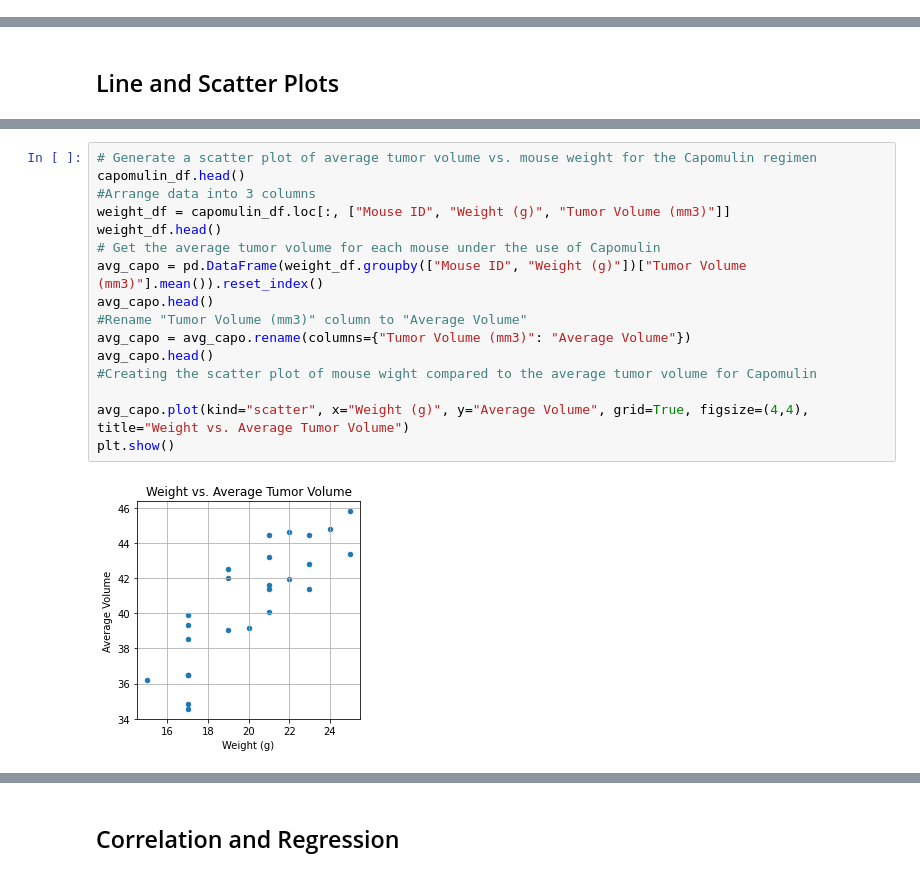
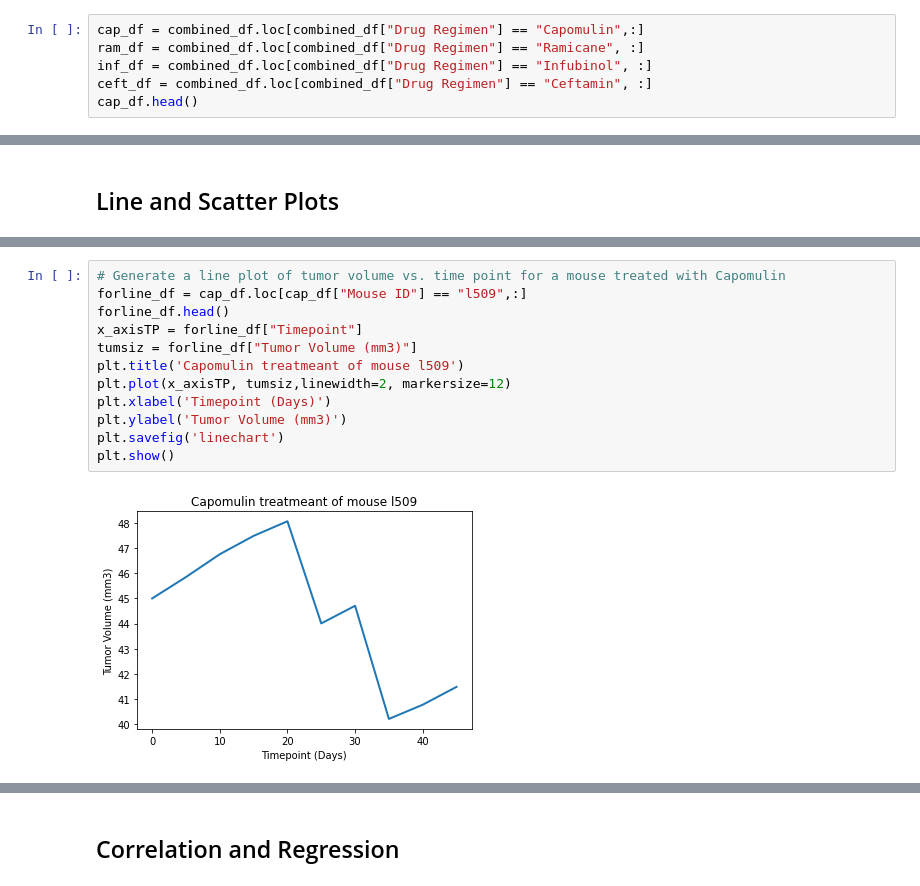
Before and after one commit to tingjennings/HW5_Matplotlib-, a Jupyter notebook: Solutions/Pymaceuticals/pymaceuticals.ipynb, the cells around one changed output, grey strips where cells are left out. Drawn from its saved outputs; the diff is of its cells as text.

```diff
--- a/Solutions/Pymaceuticals/pymaceuticals.ipynb
+++ b/Solutions/Pymaceuticals/pymaceuticals.ipynb
@@ -209,0 +201,6 @@ merged.head()
+# %%
+cap_df = combined_df.loc[combined_df["Drug Regimen"] == "Capomulin",:]
+ram_df = combined_df.loc[combined_df["Drug Regimen"] == "Ramicane", :]
+inf_df = combined_df.loc[combined_df["Drug Regimen"] == "Infubinol", :]
+ceft_df = combined_df.loc[combined_df["Drug Regimen"] == "Ceftamin", :]
+cap_df.head()
@@ -262,18 +363,14 @@ capo_mouse.set_index("Timepoint").plot(figsize=(10,8), linewidth=2.5, color="blu
-# %%
-# Generate a scatter plot of average tumor volume vs. mouse weight for the Capomulin regimen
-capomulin_df.head()
-#Arrange data into 3 columns
-weight_df = capomulin_df.loc[:, ["Mouse ID", "Weight (g)", "Tumor Volume (mm3)"]]
-weight_df.head()
-# Get the average tumor volume for each mouse under the use of Capomulin
-avg_capo = pd.DataFrame(weight_df.groupby(["Mouse ID", "Weight (g)"])["Tumor Volume (mm3)"].mean()).reset_index()
-avg_capo.head()
-#Rename "Tumor Volume (mm3)" column to "Average Volume"
-avg_capo = avg_capo.rename(columns={"Tumor Volume (mm3)": "Average Volume"})
-avg_capo.head()
-#Creating the scatter plot of mouse wight compared to the average tumor volume for Capomulin
-
-avg_capo.plot(kind="scatter", x="Weight (g)", y="Average Volume", grid=True, figsize=(4,4), title="Weight vs. Average Tumor Volume")
-plt.show()
-# %% [output]
-[figure, removed]
+# %%
+# Generate a line plot of tumor volume vs. time point for a mouse treated with Capomulin
+forline_df = cap_df.loc[cap_df["Mouse ID"] == "l509",:]
+forline_df.head()
+x_axisTP = forline_df["Timepoint"]
+tumsiz = forline_df["Tumor Volume (mm3)"]
+plt.title('Capomulin treatmeant of mouse l509')
+plt.plot(x_axisTP, tumsiz,linewidth=2, markersize=12)
+plt.xlabel('Timepoint (Days)')
+plt.ylabel('Tumor Volume (mm3)')
+plt.savefig('linechart')
+plt.show()
+# %% [output]
+[figure, added]
```
Also changed, not shown: parts of 17 cells of this notebook, 5 other files.
